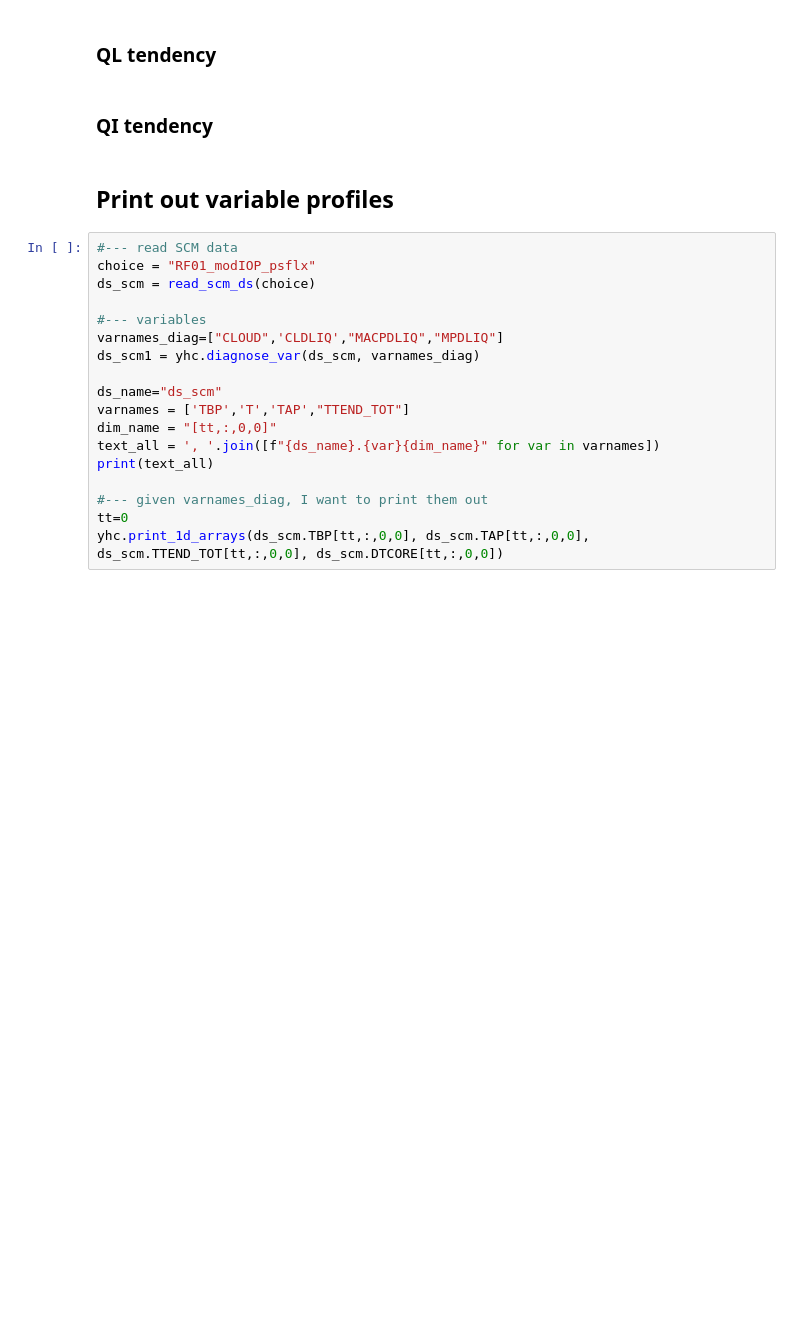
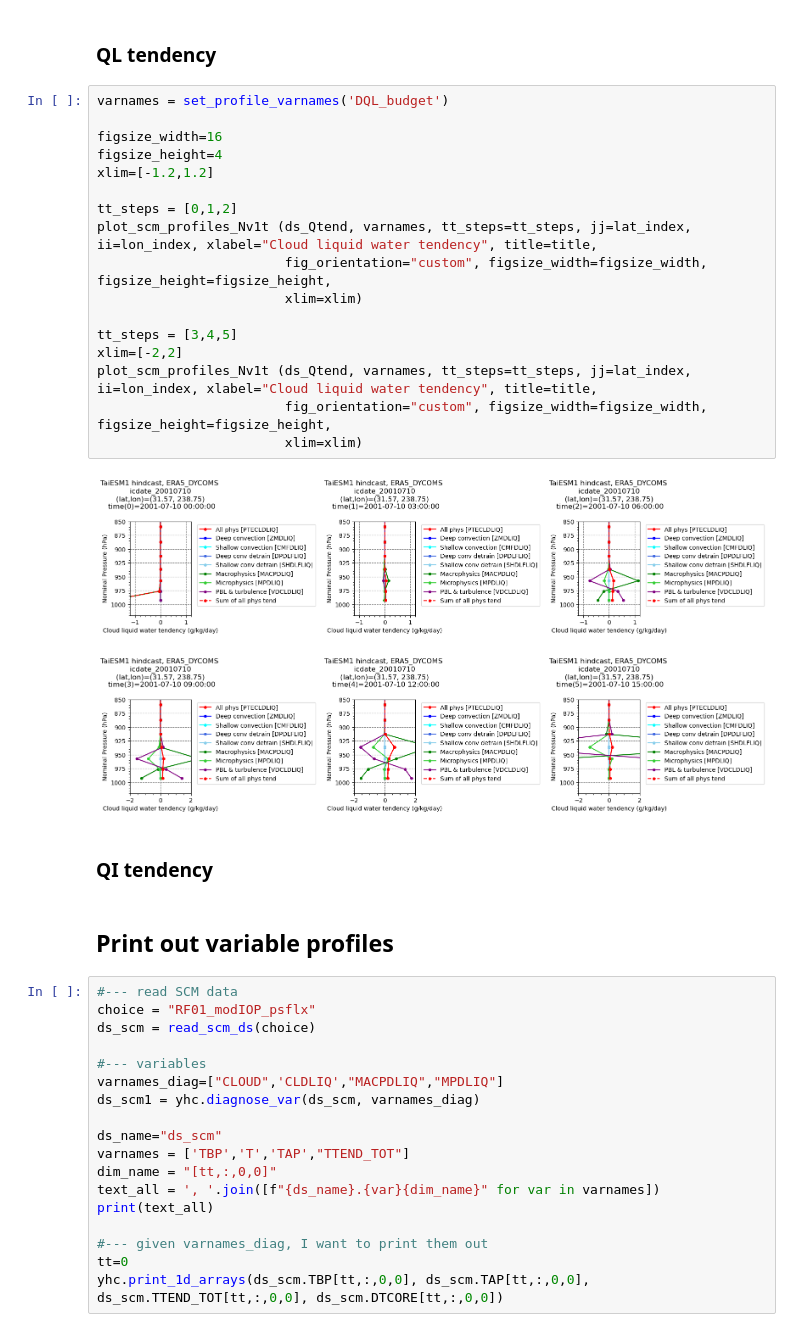
Before and after one commit to yihsuanchen/TaiESM1_Sc_diag, a Jupyter notebook: hindcast/plot/plot-profile-hindcast_latlon.ipynb, the cells around one changed output. Drawn from its saved outputs; the diff is of its cells as text; blank space fills up the shorter version.

```diff
--- a/hindcast/plot/plot-profile-hindcast_latlon.ipynb
+++ b/hindcast/plot/plot-profile-hindcast_latlon.ipynb
@@ -515,5 +530,25 @@ plot_scm_profiles_Nv1t (ds_Qtend, varnames, tt_steps=tt_steps, jj=lat_index, ii=
 # %% [markdown]
 ### QL tendency
+# %%
+varnames = set_profile_varnames('DQL_budget')
+
+figsize_width=16
+figsize_height=4
+xlim=[-1.2,1.2]
+
+tt_steps = [0,1,2]
+plot_scm_profiles_Nv1t (ds_Qtend, varnames, tt_steps=tt_steps, jj=lat_index, ii=lon_index, xlabel="Cloud liquid water tendency", title=title,
+                        fig_orientation="custom", figsize_width=figsize_width, figsize_height=figsize_height,
+                        xlim=xlim)
+
+tt_steps = [3,4,5]
+xlim=[-2,2]
+plot_scm_profiles_Nv1t (ds_Qtend, varnames, tt_steps=tt_steps, jj=lat_index, ii=lon_index, xlabel="Cloud liquid water tendency", title=title,
+                        fig_orientation="custom", figsize_width=figsize_width, figsize_height=figsize_height,
+                        xlim=xlim)
+# %% [output]
+[figure, added]
+[figure, added]
 # %% [markdown]
 ### QI tendency
 # %% [markdown]
```
Also changed, not shown: parts of 4 cells of this notebook.
